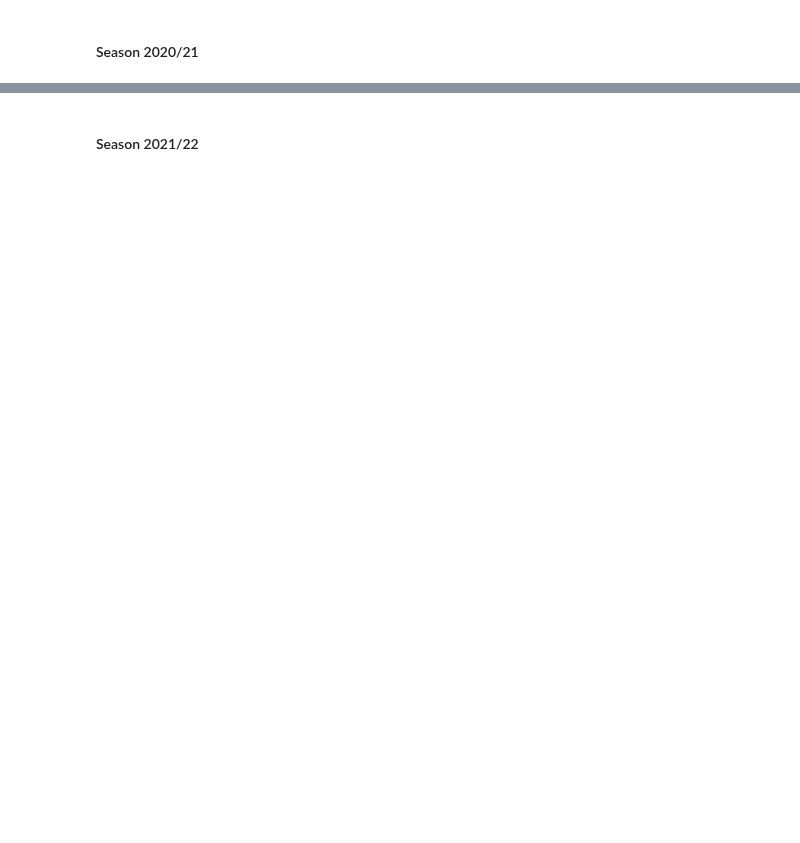
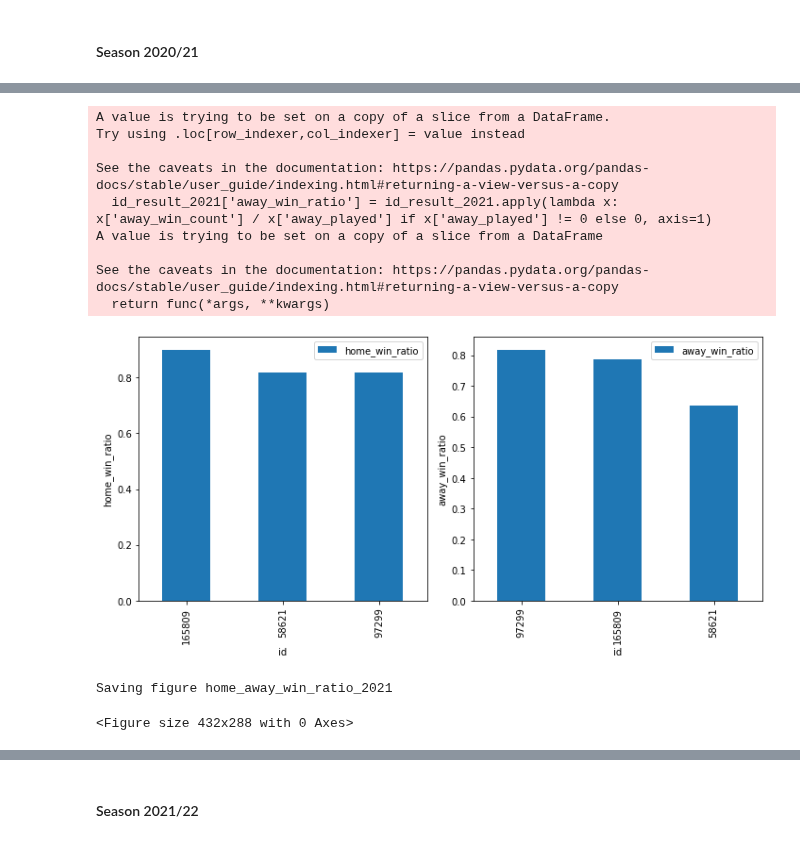
Before and after one commit to minhngt62/ds-epl-matches, a Jupyter notebook: notebooks/03.4_eda_on_integrated_data.ipynb, the cells around one changed output, grey strips where cells are left out. Drawn from its saved outputs; the diff is of its cells as text; code cells hidden in the pictures; blank space fills up the shorter version.

```diff
--- a/notebooks/03.4_eda_on_integrated_data.ipynb
+++ b/notebooks/03.4_eda_on_integrated_data.ipynb
@@ -449,0 +425,8 @@ Percentage:  0.7368421052631579
+# %%
+ids_2021 = df_players['id'][df_players['season']=='2020/21'].unique()
+# %%
+ids_2021 = [int(i) for i in ids_2021]
+# %%
+ids_2021_significant = [i for i in ids_2021 if i in appear_2021.keys() and appear_2021[i] >= 19]
+# %%
+id_result_2021 = create_id_result_df(df_2021_home_result, df_2021_away_result, ids_2021_significant)
@@ -449,0 +449,45 @@ Percentage:  0.7368421052631579
+# %%
+# Calculate home win ratio
+id_result_2021['home_win_ratio'] = id_result_2021.apply(lambda x: x['home_win_count'] / x['home_played'] if x['home_played'] != 0 else 0, axis=1)
+
+# Sort by home win ratio
+id_result_2021.sort_values(by='home_win_ratio', ascending=False, inplace=True)
+
+# Select the first 3 players
+id_result_2021 = id_result_2021.head(3)
+# plot
+fig, ax = plt.subplots(1, 2, figsize=(10, 5))
+
+id_result_2021.plot(kind='bar', x='id', y='home_win_ratio', legend=True, ax=ax[0])
+ax[0].set_xlabel("id")
+ax[0].set_ylabel("home_win_ratio")
+
+# Calculate away win ratio
+id_result_2021['away_win_ratio'] = id_result_2021.apply(lambda x: x['away_win_count'] / x['away_played'] if x['away_played'] != 0 else 0, axis=1)
+
+# Sort by away win ratio
+id_result_2021.sort_values(by='away_win_ratio', ascending=False, inplace=True)
+
+# Select the first 3 players
+id_result_2021 = id_result_2021.head(3)
+
+id_result_2021.plot(kind='bar', x='id', y='away_win_ratio', legend=True, ax=ax[1])
+ax[1].set_xlabel("id")
+ax[1].set_ylabel("away_win_ratio")
+
+plt.tight_layout()
+plt.show()
+save_fig("home_away_win_ratio_2021")
+# %% [output]
+A value is trying to be set on a copy of a slice from a DataFrame.
+Try using .loc[row_indexer,col_indexer] = value instead
+
+See the caveats in the documentation: https://pandas.pydata.org/pandas-docs/stable/user_guide/indexing.html#returning-a-view-versus-a-copy
+  id_result_2021['away_win_ratio'] = id_result_2021.apply(lambda x: x['away_win_count'] / x['away_played'] if x['away_played'] != 0 else 0, axis=1)
+A value is trying to be set on a copy of a slice from a DataFrame
+
+See the caveats in the documentation: https://pandas.pydata.org/pandas-docs/stable/user_guide/indexing.html#returning-a-view-versus-a-copy
+  return func(*args, **kwargs)
+[figure, added]
+Saving figure home_away_win_ratio_2021
+<Figure size 432x288 with 0 Axes>
```
Also changed, not shown: parts of 60 cells of this notebook, 3 other files.
